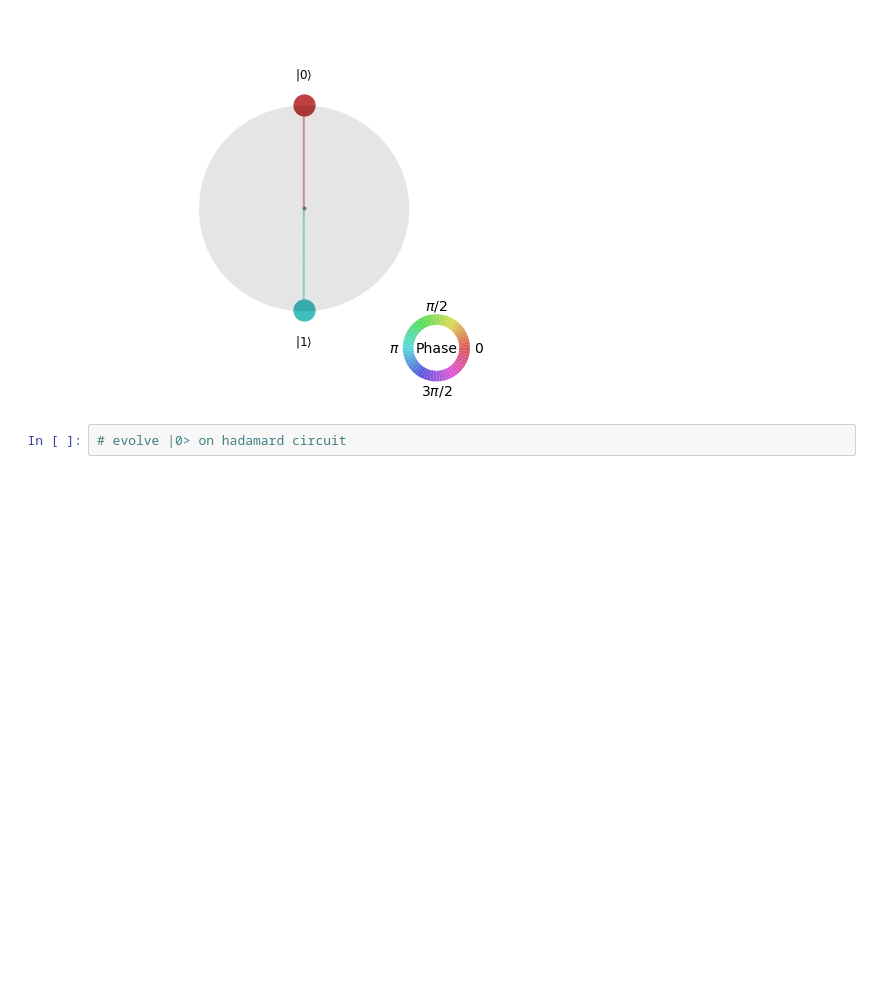
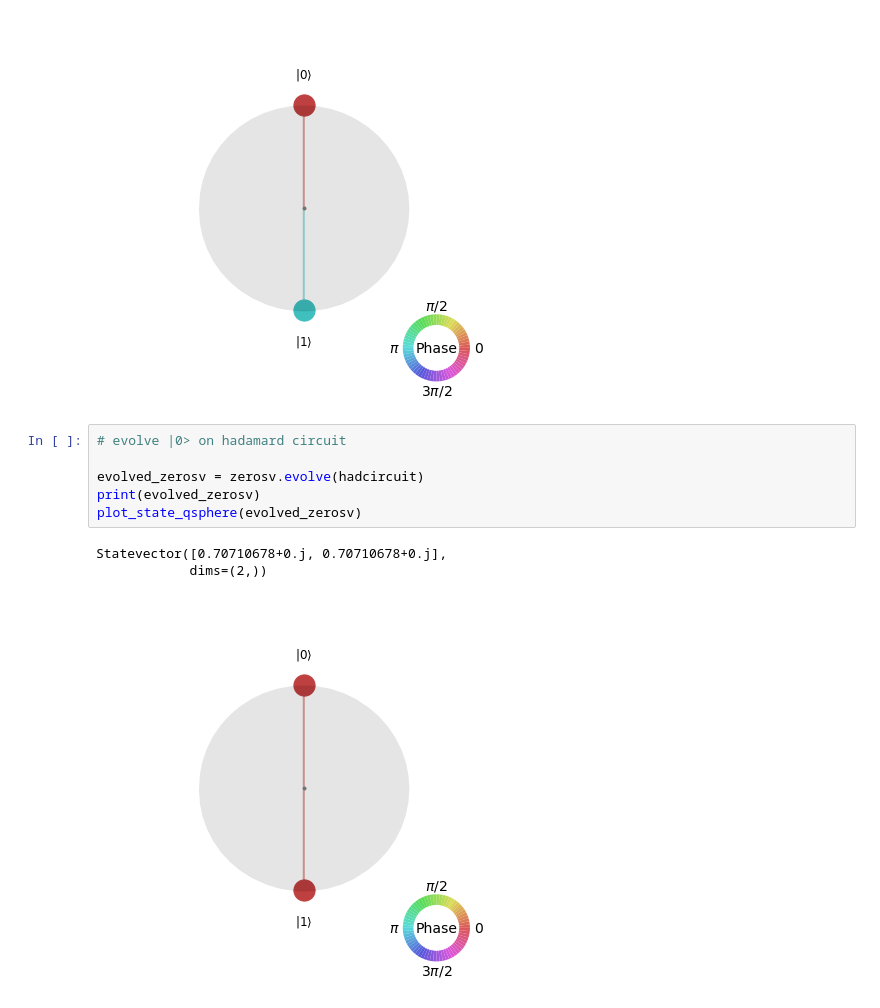
Before and after one commit to jontord03/DiracAttac, a Jupyter notebook: statevector-circuit.ipynb, the cells around one changed output. Saved outputs shown, nothing was run; the diff lists cells and outputs as text; blank space fills up the shorter version.

```diff
--- a/statevector-circuit.ipynb
+++ b/statevector-circuit.ipynb
@@ -44,3 +53,11 @@ Statevector([ 0.70710678+0.j, -0.70710678+0.j],
 [figure]
 # %%
 # evolve |0> on hadamard circuit
+
+evolved_zerosv = zerosv.evolve(hadcircuit)
+print(evolved_zerosv)
+plot_state_qsphere(evolved_zerosv)
+# %% [output]
+Statevector([0.70710678+0.j, 0.70710678+0.j],
+            dims=(2,))
+[figure, added]
```
Also changed, not shown: parts of 4 cells of this notebook.
